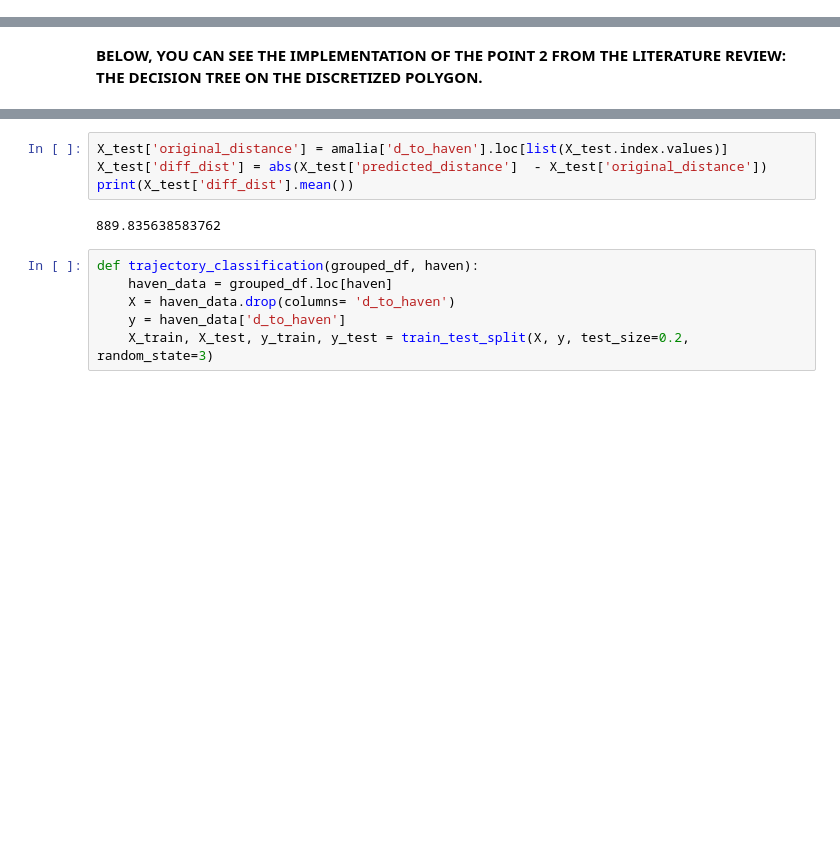
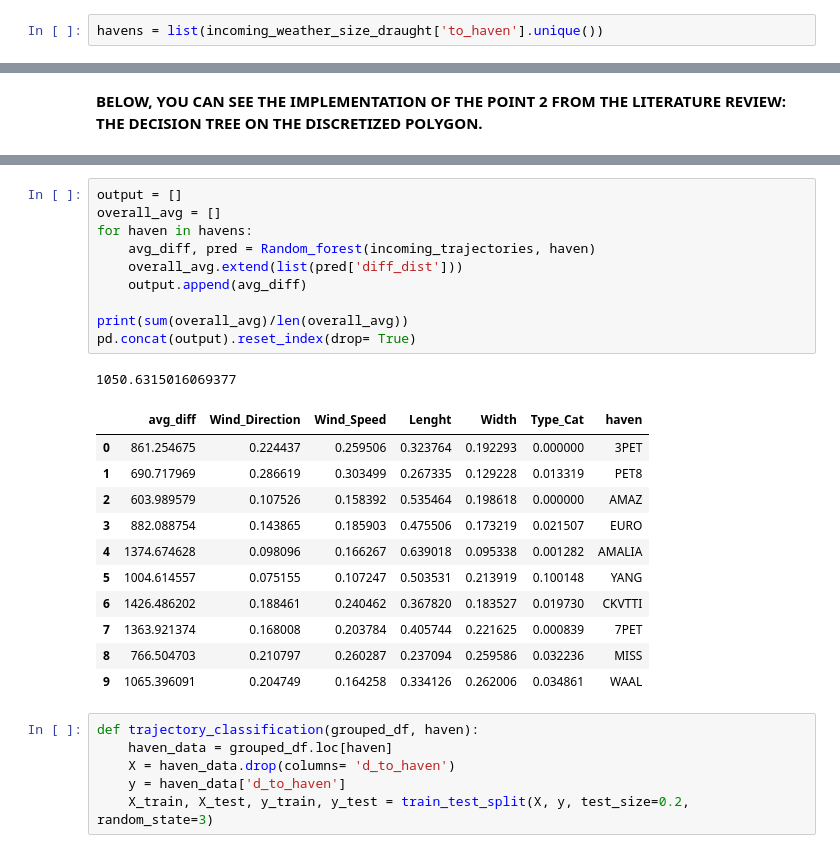
Before and after one commit to allanguzmanf/CIEM6302, a Jupyter notebook: Predictions.ipynb, the cells around one changed output, grey strips where cells are left out. Saved outputs shown, nothing was run; the diff lists cells and outputs as text; blank space fills up the shorter version.

```diff
--- a/Predictions.ipynb
+++ b/Predictions.ipynb
@@ -91,0 +69,2 @@ incoming_weather_size_draught
+# %%
+havens = list(incoming_weather_size_draught['to_haven'].unique())
@@ -275,9 +236,26 @@ Type: 0.02
-# %%
-X_test['original_distance'] = amalia['d_to_haven'].loc[list(X_test.index.values)]
-X_test['diff_dist'] = abs(X_test['predicted_distance']  - X_test['original_distance'])
-print(X_test['diff_dist'].mean())
-# %% [output]
-889.835638583762
+# %%
+output = []
+overall_avg = []
+for haven in havens:
+    avg_diff, pred = Random_forest(incoming_trajectories, haven)
+    overall_avg.extend(list(pred['diff_dist']))
+    output.append(avg_diff)
+
+print(sum(overall_avg)/len(overall_avg))
+pd.concat(output).reset_index(drop= True)
+# %% [output]
+1050.6315016069377
+|  | avg_diff | Wind_Direction | Wind_Speed | Lenght | Width | Type_Cat | haven |
+| 0 | 861.254675 | 0.224437 | 0.259506 | 0.323764 | 0.192293 | 0.000000 | 3PET |
+| 1 | 690.717969 | 0.286619 | 0.303499 | 0.267335 | 0.129228 | 0.013319 | PET8 |
+| 2 | 603.989579 | 0.107526 | 0.158392 | 0.535464 | 0.198618 | 0.000000 | AMAZ |
+| 3 | 882.088754 | 0.143865 | 0.185903 | 0.475506 | 0.173219 | 0.021507 | EURO |
+| 4 | 1374.674628 | 0.098096 | 0.166267 | 0.639018 | 0.095338 | 0.001282 | AMALIA |
+| 5 | 1004.614557 | 0.075155 | 0.107247 | 0.503531 | 0.213919 | 0.100148 | YANG |
+| 6 | 1426.486202 | 0.188461 | 0.240462 | 0.367820 | 0.183527 | 0.019730 | CKVTTI |
+| 7 | 1363.921374 | 0.168008 | 0.203784 | 0.405744 | 0.221625 | 0.000839 | 7PET |
+| 8 | 766.504703 | 0.210797 | 0.260287 | 0.237094 | 0.259586 | 0.032236 | MISS |
+| 9 | 1065.396091 | 0.204749 | 0.164258 | 0.334126 | 0.262006 | 0.034861 | WAAL |
 # %%
 def trajectory_classification(grouped_df, haven):
     haven_data = grouped_df.loc[haven]
```
Also changed, not shown: parts of 25 cells of this notebook, 9 other files.
